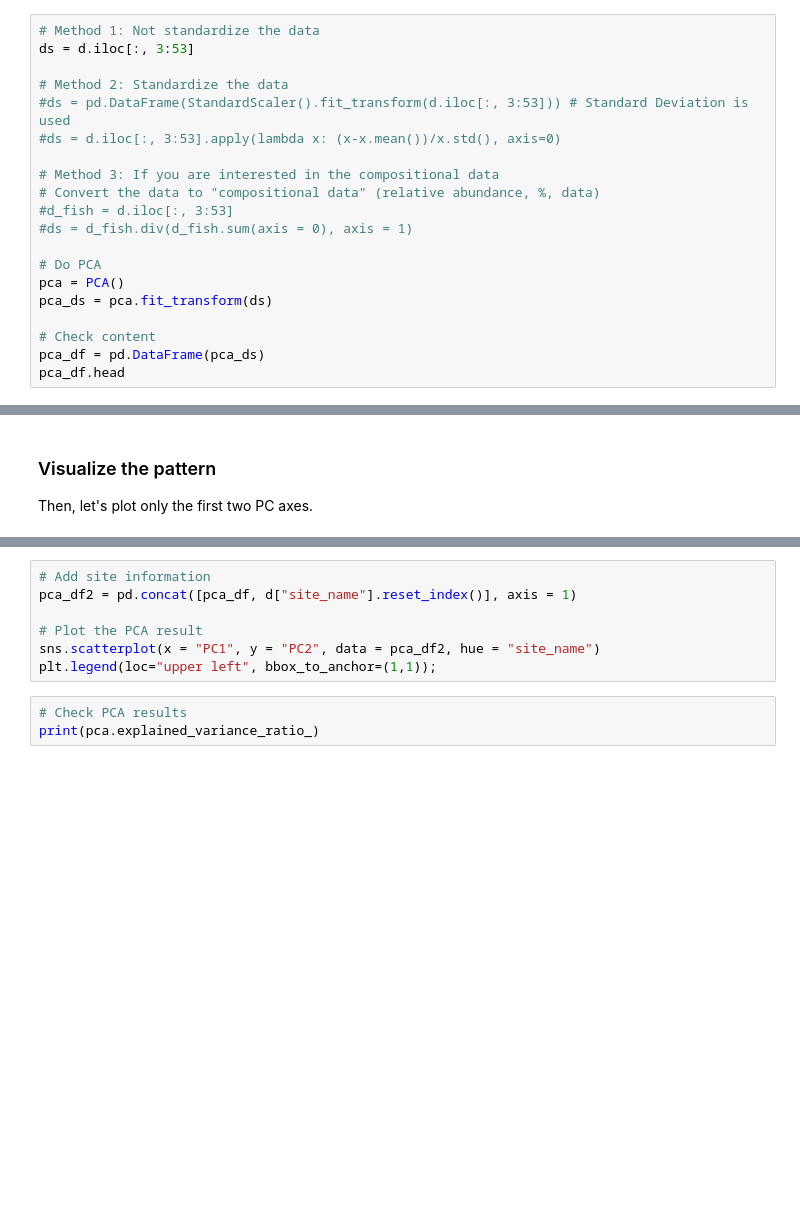
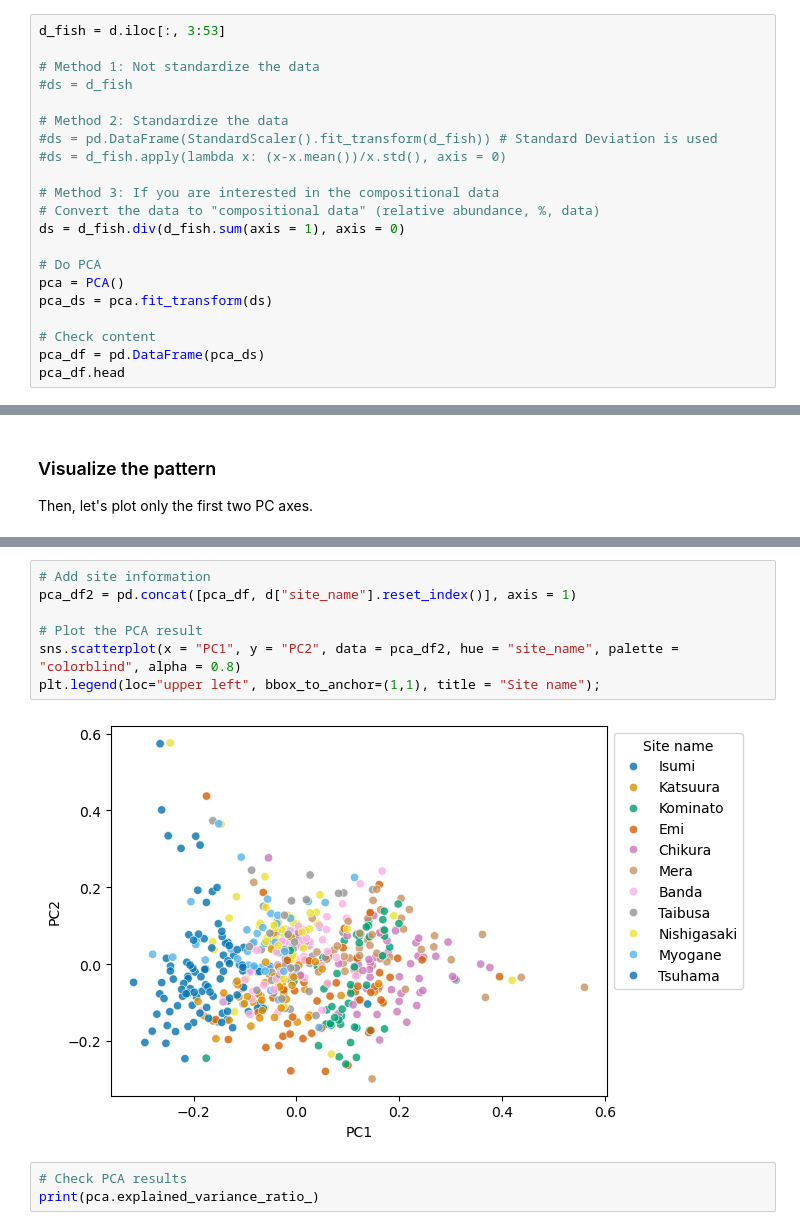
Before and after one commit to ong8181/DASC3240, a Jupyter notebook: L13_PCAandOthers.ipynb, the cells around one changed output, grey strips where cells are left out. Cells and saved outputs as stored; diff of their text form; blank space fills up the shorter version.

```diff
--- a/L13_PCAandOthers.ipynb
+++ b/L13_PCAandOthers.ipynb
@@ -121,17 +180,18 @@ d.head()
 ## Do fish community compositions cluster depending on the study sites?
 Next, we will briefly check whether the fish community compositions depend on the study sites. PCA (or other dimension reduction techniques) is useful to (intuitively) answer this question.
 # %%
+d_fish = d.iloc[:, 3:53]
+
 # Method 1: Not standardize the data
-ds = d.iloc[:, 3:53]
+#ds = d_fish
 
 # Method 2: Standardize the data
-#ds = pd.DataFrame(StandardScaler().fit_transform(d.iloc[:, 3:53])) # Standard Deviation is used
-#ds = d.iloc[:, 3:53].apply(lambda x: (x-x.mean())/x.std(), axis=0)
+#ds = pd.DataFrame(StandardScaler().fit_transform(d_fish)) # Standard Deviation is used
+#ds = d_fish.apply(lambda x: (x-x.mean())/x.std(), axis = 0)
 
 # Method 3: If you are interested in the compositional data
 # Convert the data to "compositional data" (relative abundance, %, data)
-#d_fish = d.iloc[:, 3:53]
-#ds = d_fish.div(d_fish.sum(axis = 0), axis = 1)
+ds = d_fish.div(d_fish.sum(axis = 1), axis = 0)
 
 # Do PCA
 pca = PCA()
@@ -153,10 +249,12 @@ pca_df.head
 # %%
 # Add site information
 pca_df2 = pd.concat([pca_df, d["site_name"].reset_index()], axis = 1)
 
 # Plot the PCA result
-sns.scatterplot(x = "PC1", y = "PC2", data = pca_df2, hue = "site_name")
-plt.legend(loc="upper left", bbox_to_anchor=(1,1));
+sns.scatterplot(x = "PC1", y = "PC2", data = pca_df2, hue = "site_name", palette = "colorblind", alpha = 0.8)
+plt.legend(loc="upper left", bbox_to_anchor=(1,1), title = "Site name");
+# %% [output]
+[figure, added]
 # %%
 # Check PCA results
 print(pca.explained_variance_ratio_)
```
Also changed, not shown: parts of 19 cells of this notebook.
